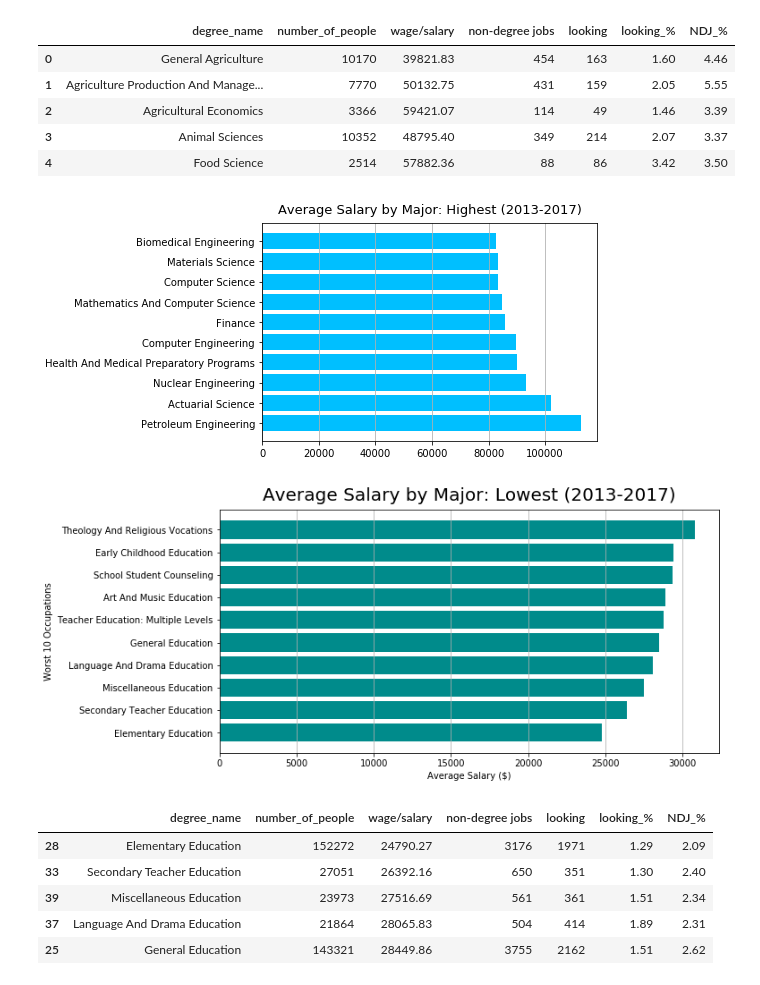
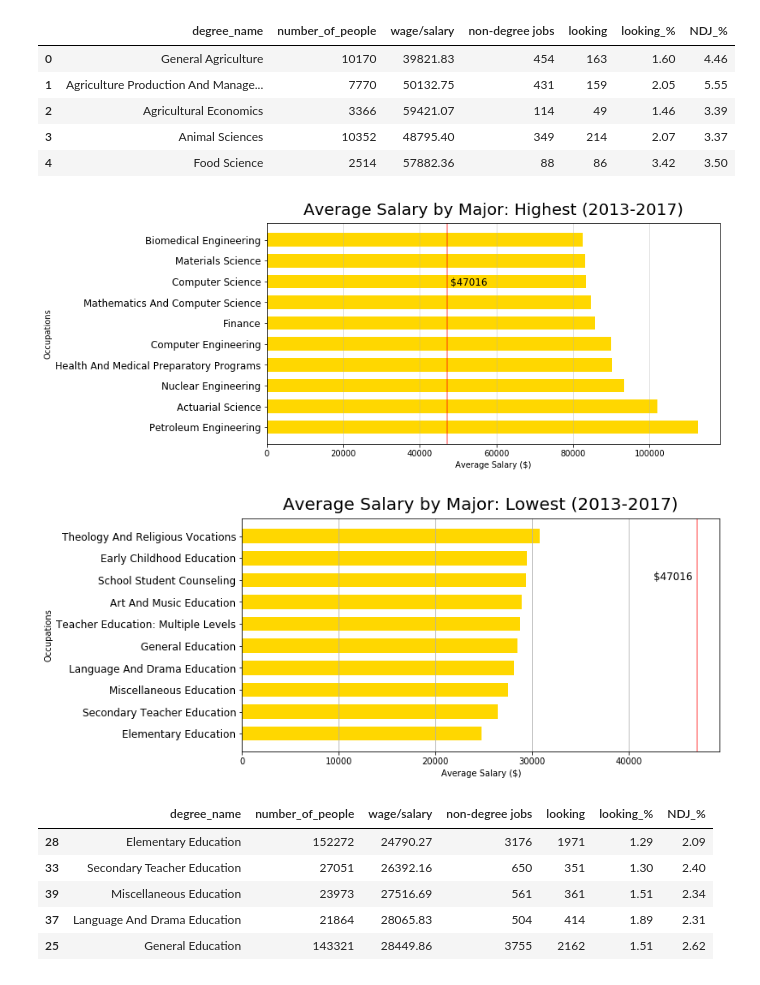
Before and after one commit to Tobi2011/Project-1-Repo, a Jupyter notebook: Untitled1.ipynb, the cells around one changed output. Cells and saved outputs as stored; diff of their text form; code cells hidden in the pictures.

Commit message:
Updated Graphs

```diff
--- a/Untitled1.ipynb
+++ b/Untitled1.ipynb
@@ -59,28 +59,34 @@ df1_US_Edu_Wages.head()
 | 4 | Food Science | 2514 | 57882.36 | 88 | 86 | 3.42 | 3.50 |
 # %%
 df1_US_Edu_Wages = df1_US_Edu_Wages.sort_values("wage/salary", ascending=False)
-
-plt.barh(df1_US_Edu_Wages["degree_name"].head(10), df1_US_Edu_Wages["wage/salary"].head(10), color = "deepskyblue")
-#plt.ylabel("Top 10 Average Salary ($)")
-plt.title("Average Salary by Major: Highest (2013-2017)", pad=10, fontsize=13)
-plt.grid(axis="x")
+SalaryMean = 47016.45
+plt.figure(figsize=(10,5))
+plt.barh(df1_US_Edu_Wages["degree_name"].head(10), df1_US_Edu_Wages["wage/salary"].head(10), color = "gold", height=.65)
+plt.ylabel("Occupations", fontsize=10)
+plt.xlabel("Average Salary ($)")
+plt.title("Average Salary by Major: Highest (2013-2017)", pad=10, fontsize=20)
+plt.grid(axis="x", alpha = .5)
+plt.yticks(fontsize =12)
+plt.axvline(x=SalaryMean, color = "red", alpha=.5)
 #plt.xticks(rotation=90, position= (10, 0), linespacing=1)
+plt.text(48000,6.8, "$%.0f" % SalaryMean, fontsize = 12)
 plt.show()
 # %% [output]
-[figure, old version]
+[figure, new version]
 # %%
 df1_US_Edu_Wages = df1_US_Edu_Wages.sort_values("wage/salary", ascending=True)
-#edgecolor = "black", linewidth=0.5
 plt.figure(figsize=(10,5))
-plt.barh(df1_US_Edu_Wages["degree_name"].head(10), df1_US_Edu_Wages["wage/salary"].head(10), color = "darkcyan")
-plt.ylabel("Worst 10 Occupations")
+plt.barh(df1_US_Edu_Wages["degree_name"].head(10), df1_US_Edu_Wages["wage/salary"].head(10), color = "gold", height=.65)
+plt.ylabel("Occupations", fontsize=10)
 plt.xlabel("Average Salary ($)")
 plt.title("Average Salary by Major: Lowest (2013-2017)", pad=10, fontsize=20)
 plt.grid(axis="x")
-#plt.xticks(rotation=90, position= (10, 0), linespacing=1)
+plt.yticks(fontsize =12)
+plt.axvline(x=SalaryMean, color = "red", alpha=.5)
+plt.text(42500,7, "$%.0f" % SalaryMean, fontsize= 12)
 plt.show()
 # %% [output]
-[figure, old version]
+[figure, new version]
 # %%
 df1_US_Edu_Wages.head()
 # %% [output]
```
Also changed, not shown: parts of 2 cells of this notebook.
